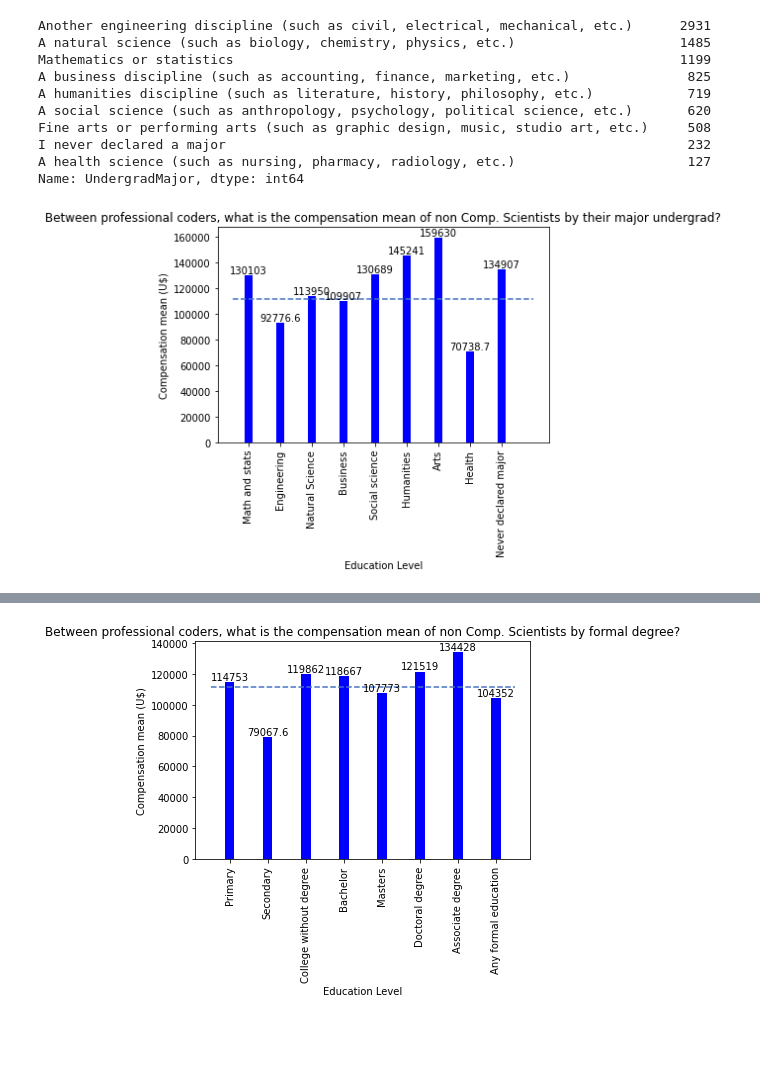
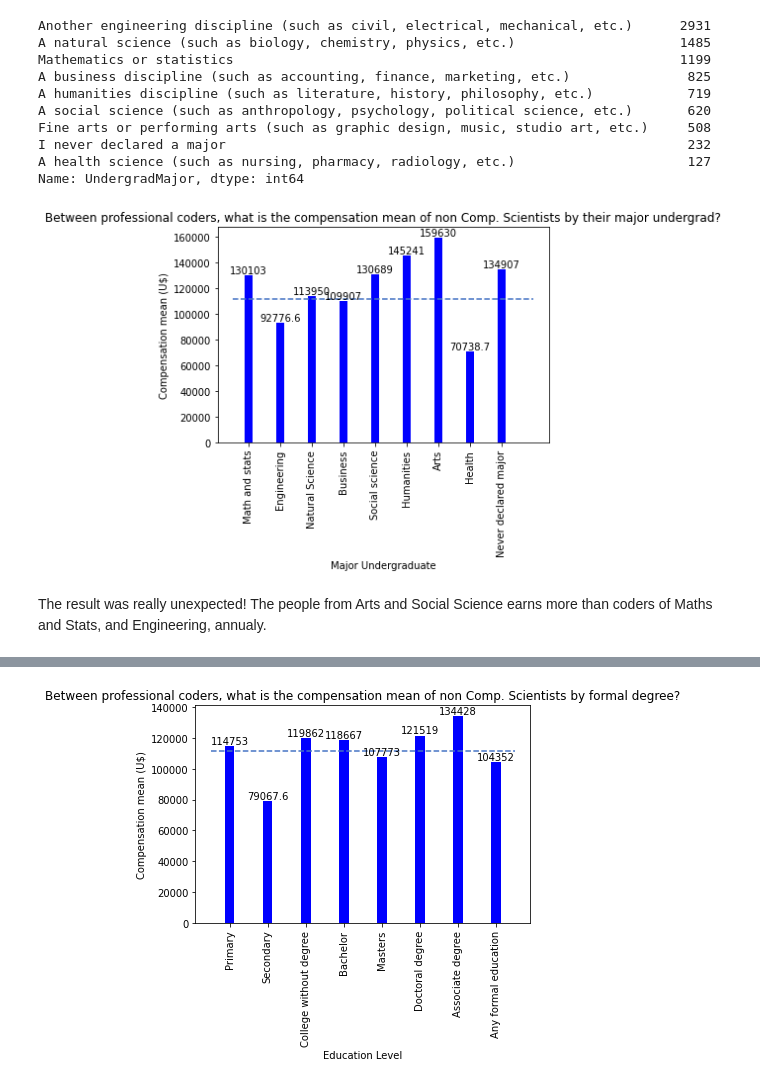
Before and after one commit to NataliaKitaoka/coder-evolution, a Jupyter notebook: coder-evolution.ipynb, the cells around one changed output, grey strips where cells are left out. Drawn from its saved outputs; the diff is of its cells as text; code cells hidden in the pictures; blank space fills up the shorter version.

```diff
--- a/coder-evolution.ipynb
+++ b/coder-evolution.ipynb
@@ -676,20 +745,22 @@ business_shape20, business_comp_mean20 = compensation_mean(data20_edLevel.Underg
 # %%
 #Plotting the edLevel salary charts in one
 data_index = ['Math and stats','Engineering', 'Natural Science', 'Business','Social science', 'Humanities', 'Arts', 'Health', 'Never declared major']
 
 
 data = [math_e_stats20, engineering20,nat_sci_comp_mean20,business_comp_mean20,social_comp_mean20,human_comp_mean20,arts_comp_mean20, health_comp_mean20, no_major_comp_mean20]
 X = np.arange(len(data))
 bar1 = plt.bar(X, data, width = 0.25, color = 'b')
 plt.xticks(X,data_index,rotation=90)
 
-plt.xlabel("Education Level")
+plt.xlabel("Major Undergraduate")
 plt.ylabel('Compensation mean (U$)')
 plt.title("Between professional coders, what is the compensation mean of non Comp. Scientists by their major undergrad?")
 plt.bar_label(bar1,padding=0)
 plt.hlines(not_compSci_compens_mean20,-0.5,9,linestyles='--',colors='#4472C4',label='average')
 
 
 plt.show()
 # %% [output]
-[figure, old version]
+[figure, new version]
+# %% [markdown]
+The result was really unexpected! The people from Arts and Social Science earns more than coders of Maths and Stats, and Engineering, annualy.
```
Also changed, not shown: parts of 46 cells of this notebook.
